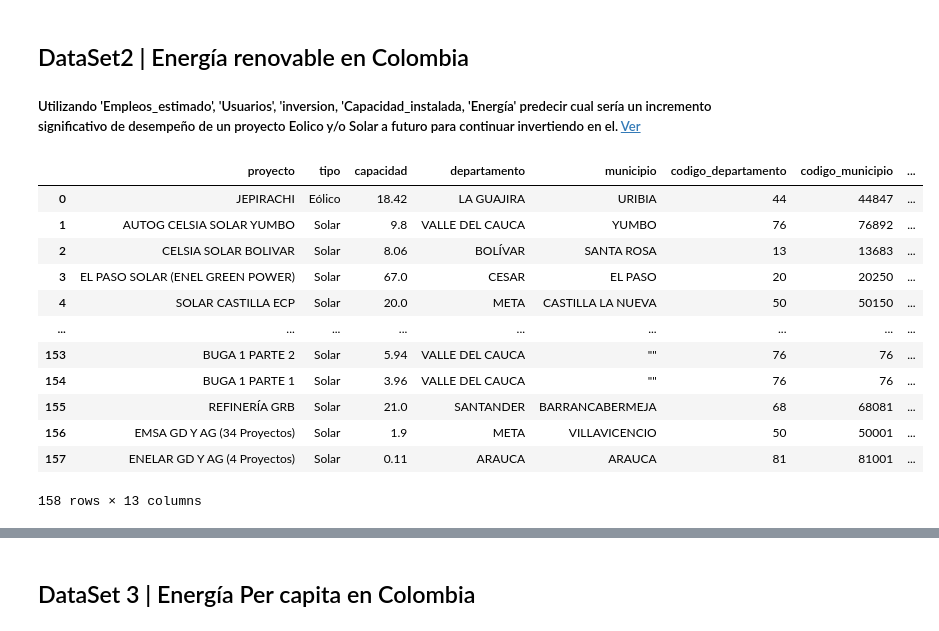
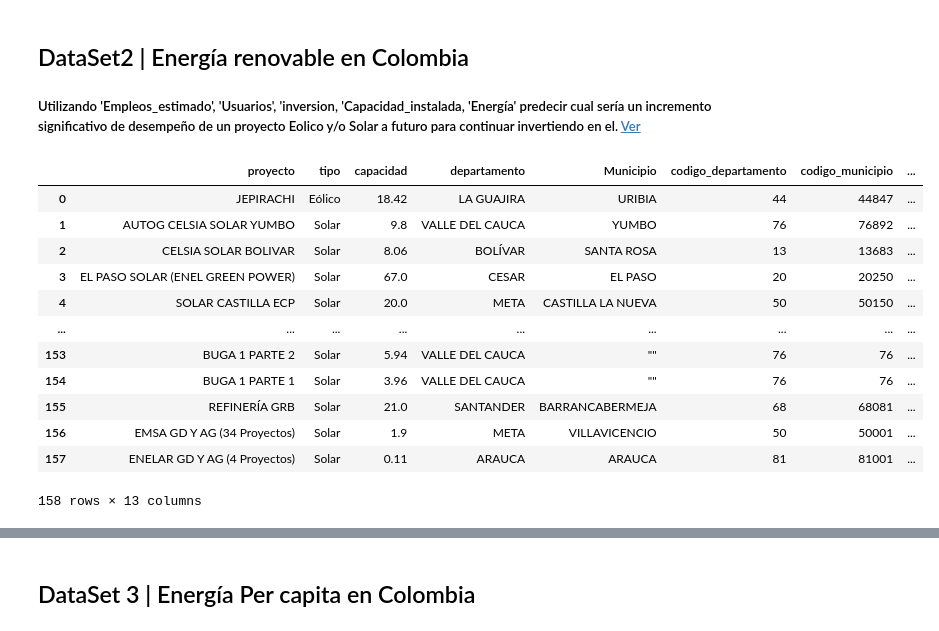
Before and after one commit to gluoneros/greenPredEnergy, a Jupyter notebook: ai.ipynb, the cells around one changed output, grey strips where cells are left out. Drawn from its saved outputs; the diff is of its cells as text; code cells hidden in the pictures.

```diff
--- a/ai.ipynb
+++ b/ai.ipynb
@@ -102,9 +153,10 @@ d_zni
 # %%
 d_proj_ = client.get("vy9n-w6hc", limit=3000)
 d_proj = pd.DataFrame.from_records(d_proj_)
+d_proj = d_proj.rename(columns={"municipio": "Municipio"})
 d_proj
 # %% [output]
-|  | proyecto | tipo | capacidad | departamento | municipio | codigo_departamento | codigo_municipio | ... |
+|  | proyecto | tipo | capacidad | departamento | Municipio | codigo_departamento | codigo_municipio | ... |
 | 0 | JEPIRACHI | Eólico | 18.42 | LA GUAJIRA | URIBIA | 44 | 44847 | ... |
 | 1 | AUTOG CELSIA SOLAR YUMBO | Solar | 9.8 | VALLE DEL CAUCA | YUMBO | 76 | 76892 | ... |
 | 2 | CELSIA SOLAR BOLIVAR | Solar | 8.06 | BOLÍVAR | SANTA ROSA | 13 | 13683 | ... |
```
Also changed, not shown: parts of 18 cells of this notebook.
